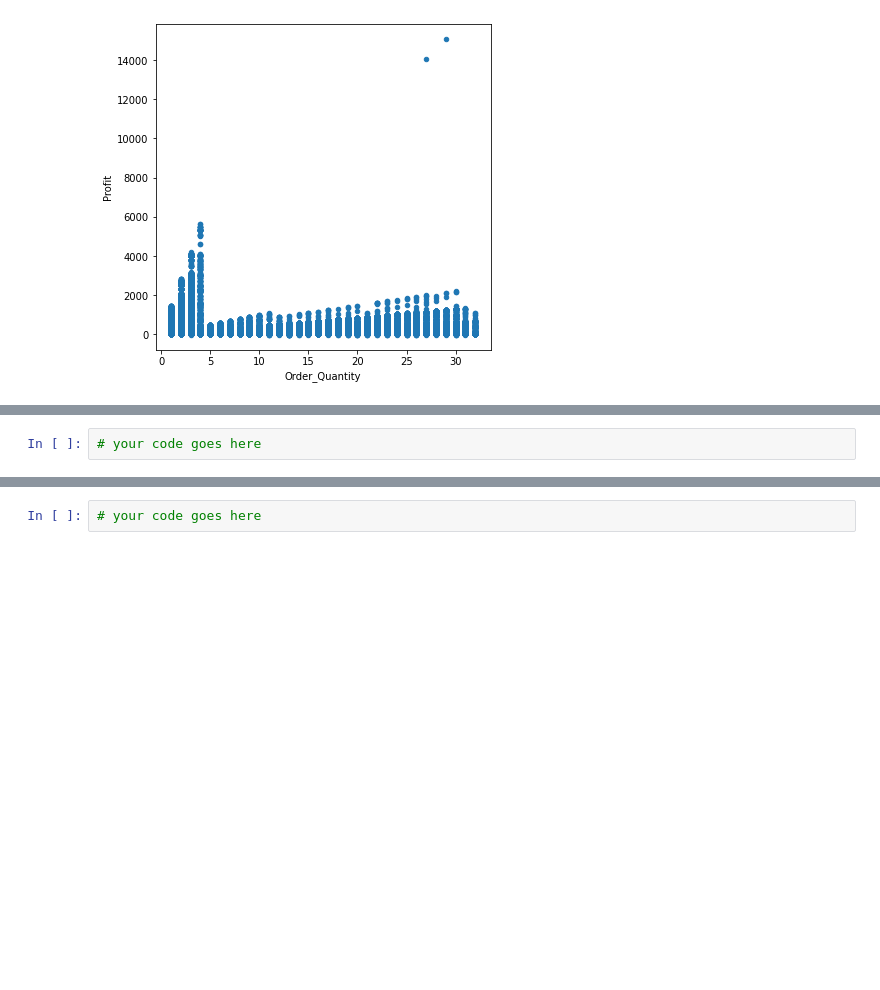
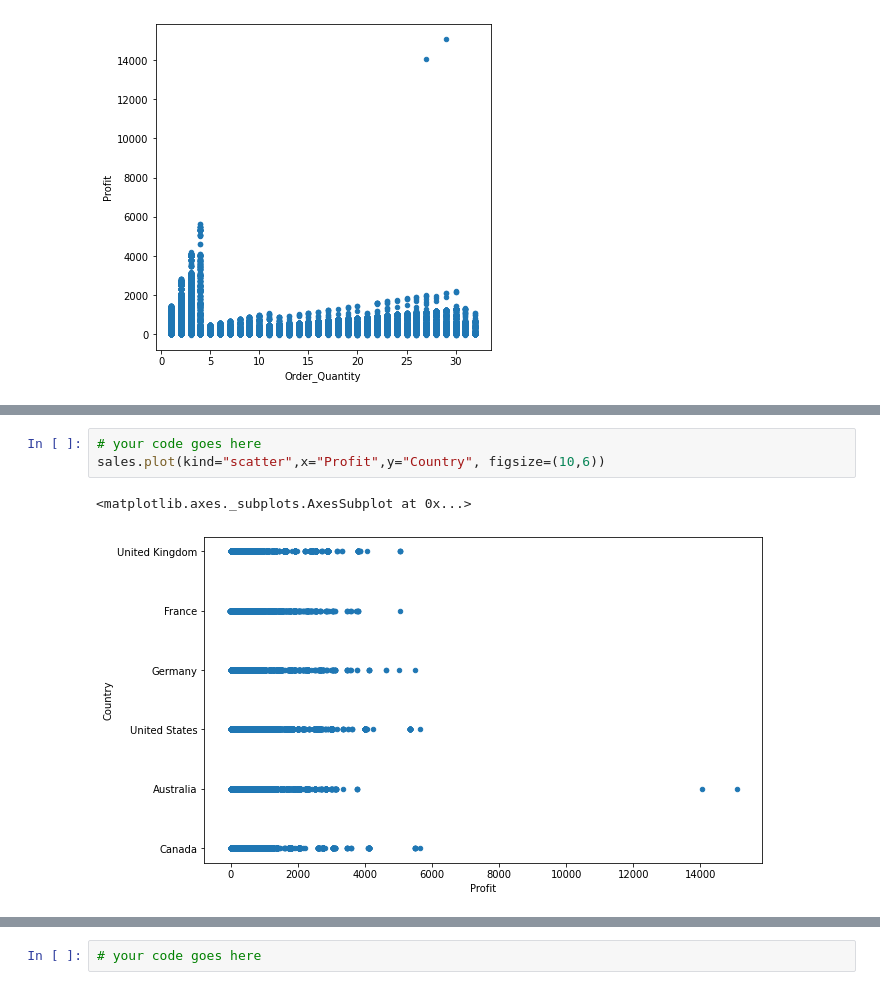
Before and after one commit to SebGonS/FCC-Data-Analysis, a Jupyter notebook: Exercises and Lessons 1-2/Exercises_1.ipynb, the cells around one changed output, grey strips where cells are left out. Drawn from its saved outputs; the diff is of its cells as text; blank space fills up the shorter version.

```diff
--- a/Exercises and Lessons 1-2/Exercises_1.ipynb
+++ b/Exercises and Lessons 1-2/Exercises_1.ipynb
@@ -448,4 +448,8 @@ sales.plot(kind="scatter",x="Order_Quantity",y="Profit",figsize=(6,6))
 Show a grouped <b>box plot</b> per country with the profit values.
 # %%
 # your code goes here
+sales.plot(kind="scatter",x="Profit",y="Country", figsize=(10,6))
+# %% [output]
+<matplotlib.axes._subplots.AxesSubplot at 0x...>
+[figure, added]
 # %%
```
Also changed, not shown: parts of 14 cells of this notebook.
